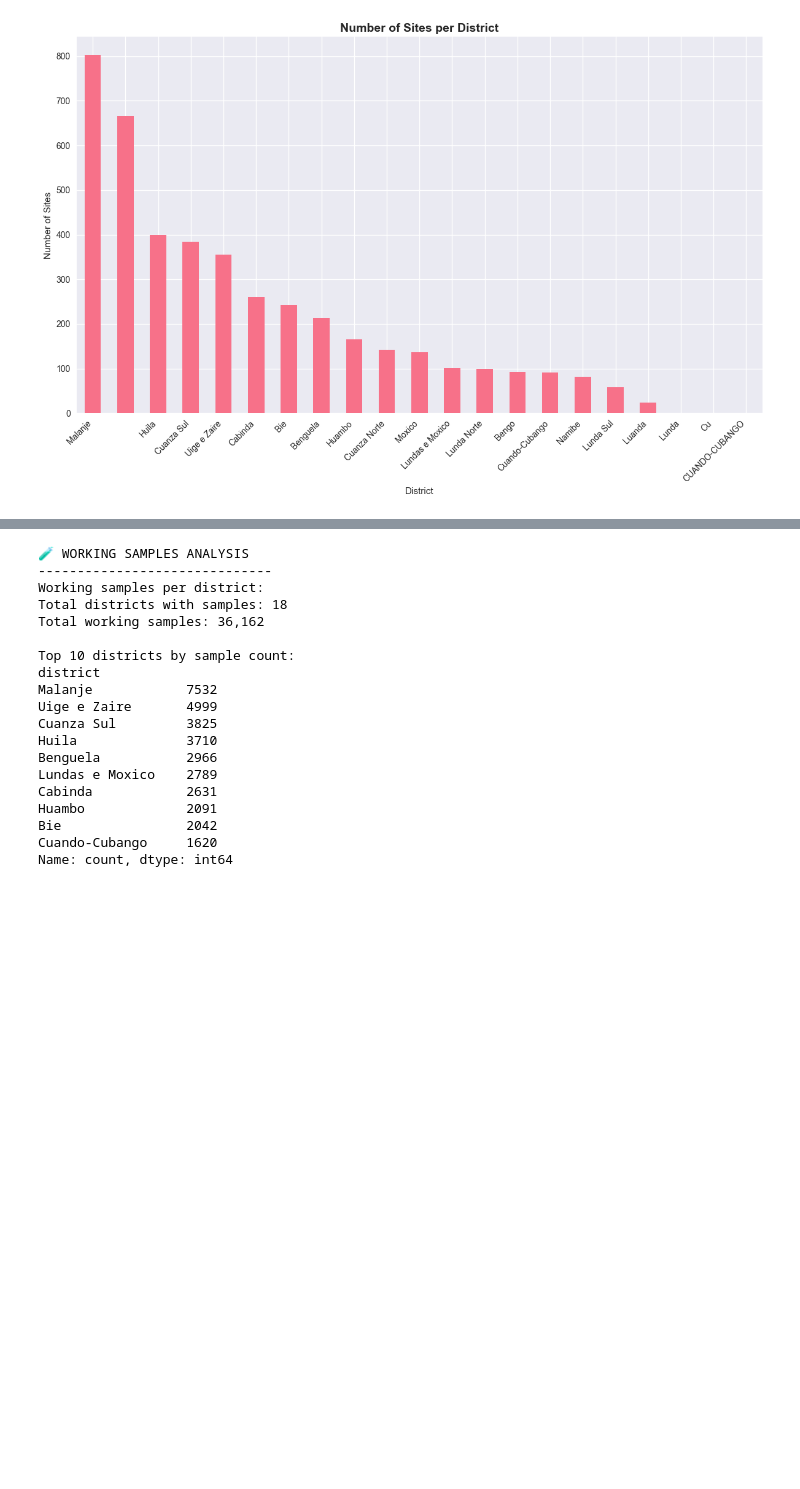
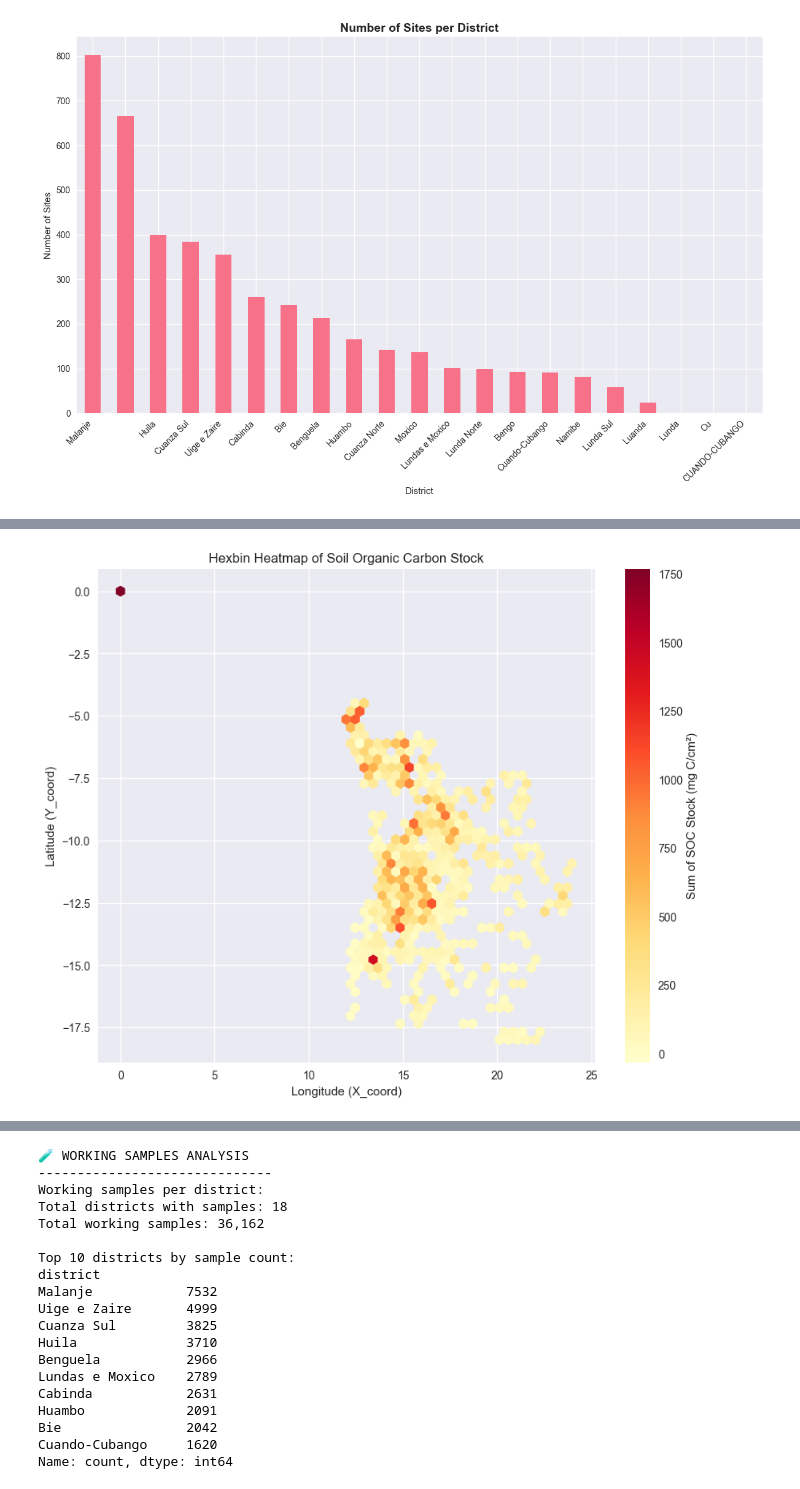
Before and after one commit to inesschwartz/ThesisSoilAngola, a Jupyter notebook: EDA/general_EDA.ipynb, the cells around one changed output, grey strips where cells are left out. Saved outputs shown, nothing was run; the diff lists cells and outputs as text; code cells hidden in the pictures; blank space fills up the shorter version.

```diff
--- a/EDA/general_EDA.ipynb
+++ b/EDA/general_EDA.ipynb
@@ -676,0 +614,23 @@ Final merged dataset: 39,656 rows × 56 columns
+# %%
+## carbon stock calculation test
+# Ensure no missing values in required columns for calculation
+cols_needed = ['organic_carbon', 'bulk_density', 'sample_depth']
+df_soc = merged_final.dropna(subset=cols_needed).copy()
+
+# Calculate SOC stock (mg C/cm²)
+df_soc['SOC_stock_mg_per_cm2'] = (
+    df_soc['bulk_density'] *
+    df_soc['organic_carbon'] *
+    df_soc['sample_depth']
+)
+
+# Optional: display summary statistics
+print(df_soc['SOC_stock_mg_per_cm2'].describe())
+
+# If you want to add this back to your main dataframe (aligned by index)
+merged_final = merged_final.merge(
+    df_soc[['SOC_stock_mg_per_cm2']],
+    left_index=True,
+    right_index=True,
+    how='left'
+)
@@ -676,0 +714,24 @@ Final merged dataset: 39,656 rows × 56 columns
+# %%
+import numpy as np
+import matplotlib.pyplot as plt
+
+df_plot = merged_final.dropna(subset=['X_coord', 'Y_coord', 'SOC_stock_mg_per_cm2'])
+
+plt.figure(figsize=(10, 8))
+
+hb = plt.hexbin(
+    df_plot['X_coord'],
+    df_plot['Y_coord'],
+    C=df_plot['SOC_stock_mg_per_cm2'],
+    gridsize=50,
+    cmap='YlOrRd',
+    reduce_C_function=np.sum
+)
+
+plt.colorbar(hb, label='Sum of SOC Stock (mg C/cm²)')
+plt.title("Hexbin Heatmap of Soil Organic Carbon Stock")
+plt.xlabel("Longitude (X_coord)")
+plt.ylabel("Latitude (Y_coord)")
+plt.show()
+# %% [output]
+[figure, added]
```
Also changed, not shown: parts of 17 cells of this notebook.
